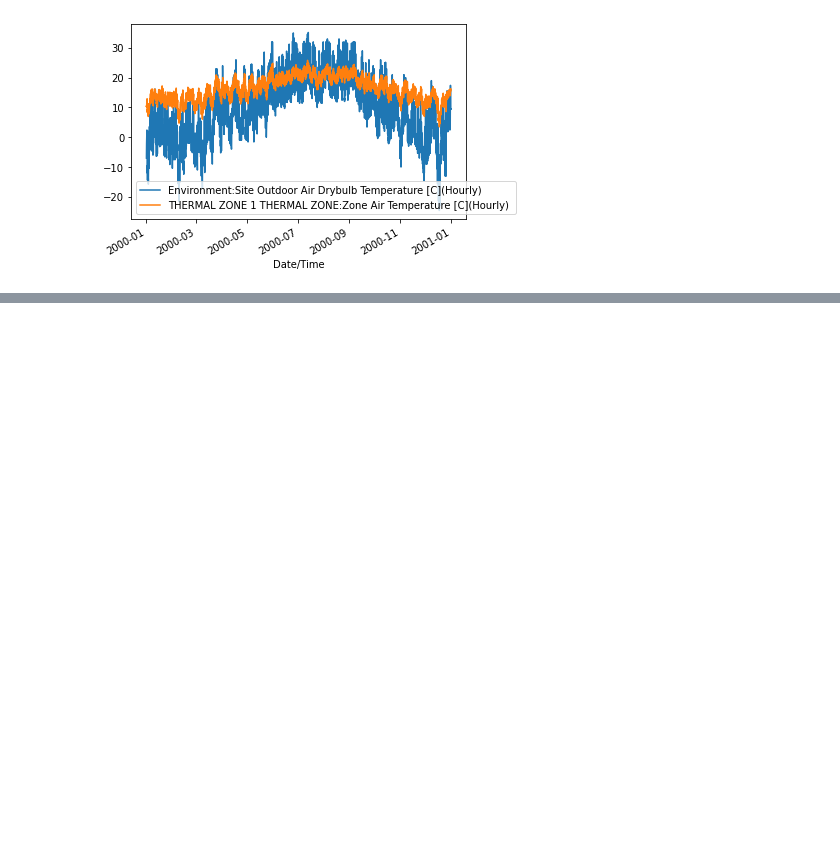
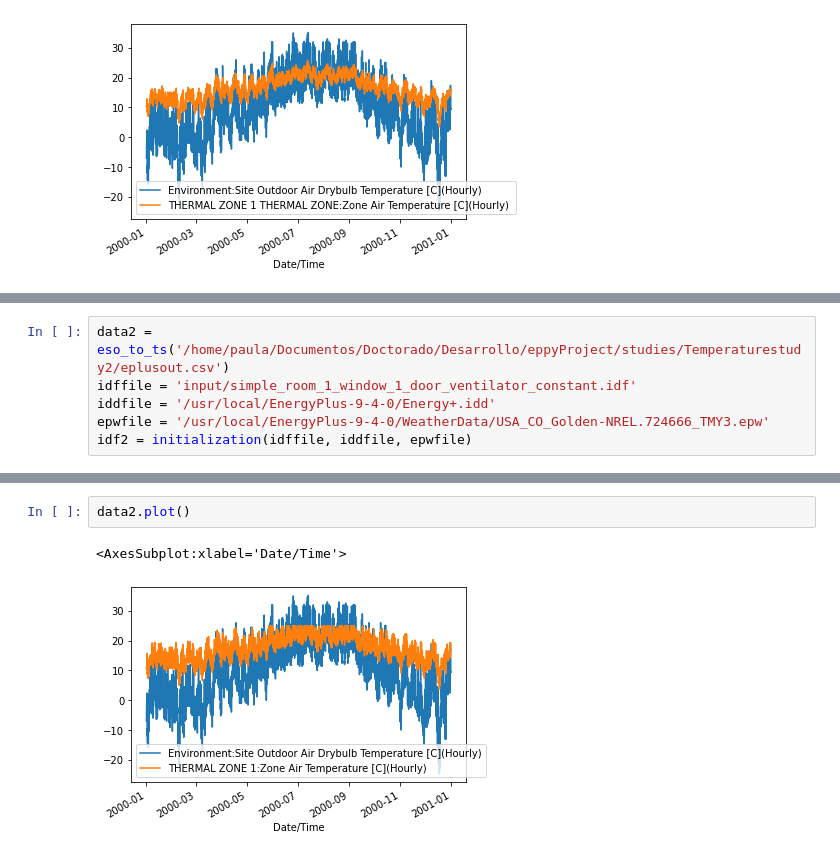
Before and after one commit to paulavmf/eppyProject, a Jupyter notebook: TemoeratureStudyplots.ipynb, the cells around one changed output, grey strips where cells are left out. Saved outputs shown, nothing was run; the diff lists cells and outputs as text; blank space fills up the shorter version.

```diff
--- a/TemoeratureStudyplots.ipynb
+++ b/TemoeratureStudyplots.ipynb
@@ -30,0 +65,6 @@ data.plot()
+# %%
+data2 = eso_to_ts('/home/paula/Documentos/Doctorado/Desarrollo/eppyProject/studies/Temperaturestudy2/eplusout.csv')
+idffile = 'input/simple_room_1_window_1_door_ventilator_constant.idf'
+iddfile = '/usr/local/EnergyPlus-9-4-0/Energy+.idd'
+epwfile = '/usr/local/EnergyPlus-9-4-0/WeatherData/USA_CO_Golden-NREL.724666_TMY3.epw'
+idf2 = initialization(idffile, iddfile, epwfile)
@@ -30,0 +87,5 @@ data.plot()
+# %%
+data2.plot()
+# %% [output]
+<AxesSubplot:xlabel='Date/Time'>
+[figure, added]
```
Also changed, not shown: parts of 12 cells of this notebook, 23 other files.
